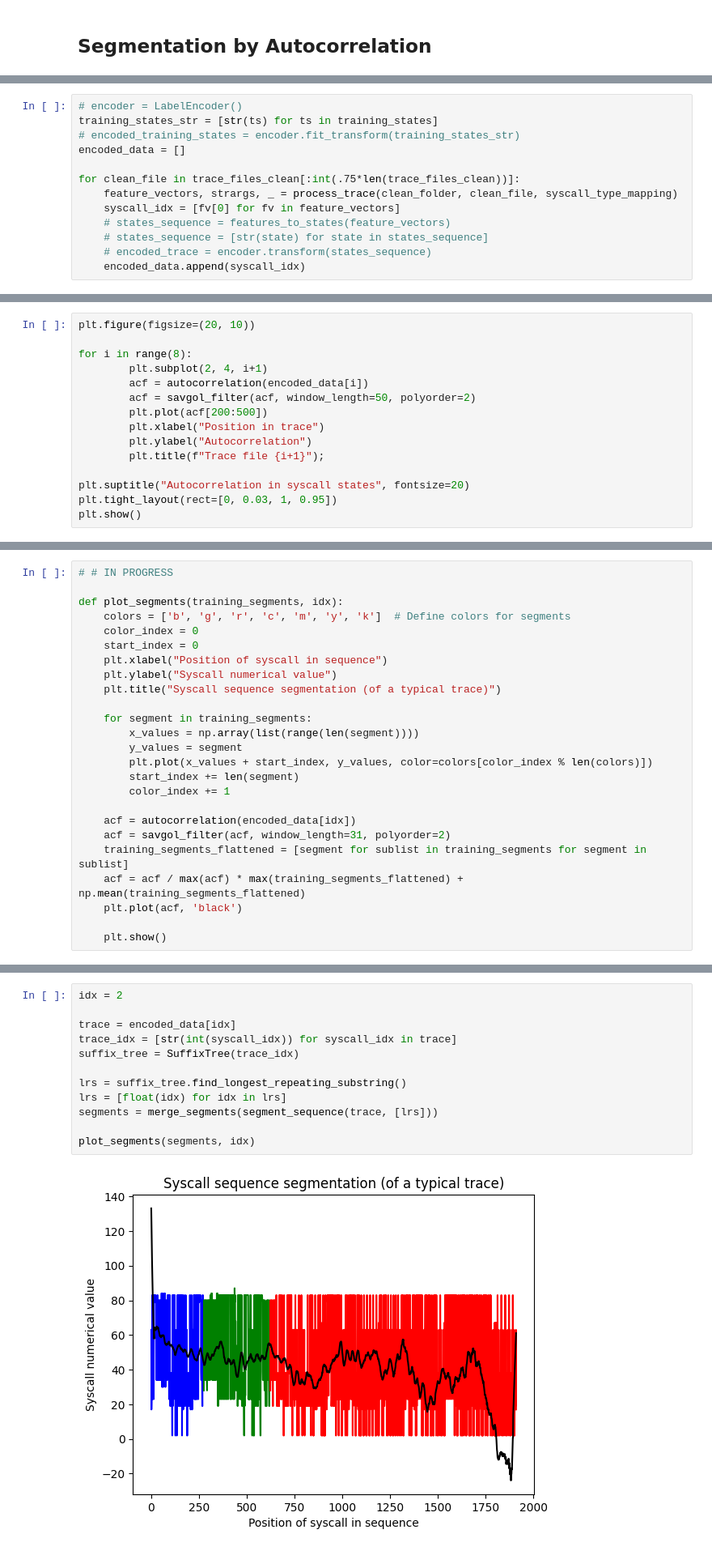
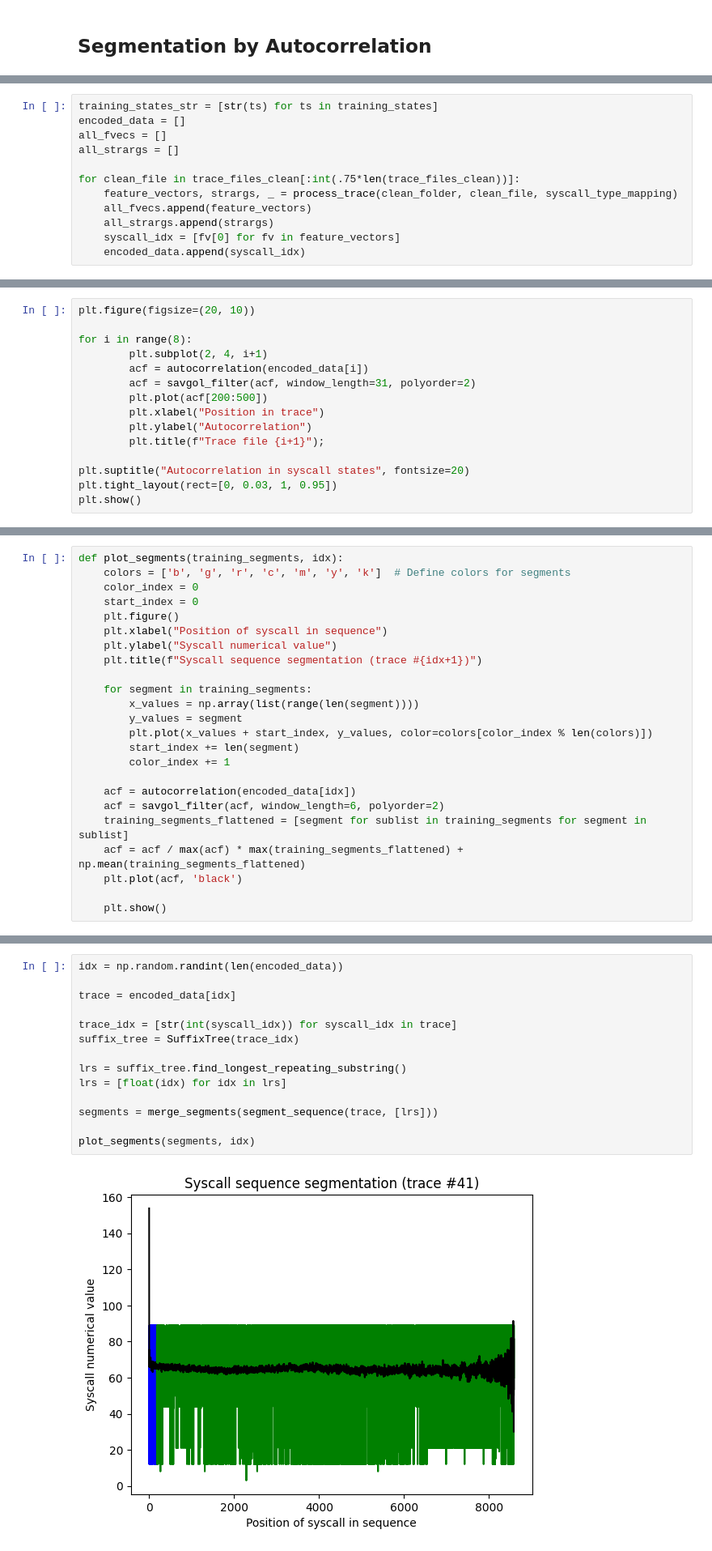
Before and after one commit to SubconsciousCompute/SysCall-IDS, a Jupyter notebook: notebooks/subcom_pipeline.ipynb, the cells around one changed output, grey strips where cells are left out. Shown at 81% size. Saved outputs shown, nothing was run; the diff lists cells and outputs as text.

```diff
--- a/notebooks/subcom_pipeline.ipynb
+++ b/notebooks/subcom_pipeline.ipynb
@@ -149,15 +159,14 @@ Edge traversal training: 100% complete
 # %%
-# encoder = LabelEncoder()
 training_states_str = [str(ts) for ts in training_states]
-# encoded_training_states = encoder.fit_transform(training_states_str)
 encoded_data = []
+all_fvecs = []
+all_strargs = []
 
 for clean_file in trace_files_clean[:int(.75*len(trace_files_clean))]:
     feature_vectors, strargs, _ = process_trace(clean_folder, clean_file, syscall_type_mapping)
+    all_fvecs.append(feature_vectors)
+    all_strargs.append(strargs)
     syscall_idx = [fv[0] for fv in feature_vectors]
-    # states_sequence = features_to_states(feature_vectors)
-    # states_sequence = [str(state) for state in states_sequence]
-    # encoded_trace = encoder.transform(states_sequence)
     encoded_data.append(syscall_idx)
 # %%
 plt.figure(figsize=(20, 10))
@@ -180,7 +189,7 @@ plt.figure(figsize=(20, 10))
 for i in range(8):
         plt.subplot(2, 4, i+1)
         acf = autocorrelation(encoded_data[i])
-        acf = savgol_filter(acf, window_length=50, polyorder=2)
+        acf = savgol_filter(acf, window_length=31, polyorder=2)
         plt.plot(acf[200:500])
         plt.xlabel("Position in trace")
         plt.ylabel("Autocorrelation")
@@ -194,13 +203,12 @@ plt.show()
 # %%
-# # IN PROGRESS
-
 def plot_segments(training_segments, idx):
     colors = ['b', 'g', 'r', 'c', 'm', 'y', 'k']  # Define colors for segments
     color_index = 0
     start_index = 0
+    plt.figure()
     plt.xlabel("Position of syscall in sequence")
     plt.ylabel("Syscall numerical value")
-    plt.title("Syscall sequence segmentation (of a typical trace)")
+    plt.title(f"Syscall sequence segmentation (trace #{idx+1})")
 
     for segment in training_segments:
         x_values = np.array(list(range(len(segment))))
@@ -210,7 +218,7 @@ def plot_segments(training_segments, idx):
         color_index += 1
 
     acf = autocorrelation(encoded_data[idx])
-    acf = savgol_filter(acf, window_length=31, polyorder=2)
+    acf = savgol_filter(acf, window_length=6, polyorder=2)
     training_segments_flattened = [segment for sublist in training_segments for segment in sublist]
     acf = acf / max(acf) * max(training_segments_flattened) + np.mean(training_segments_flattened)
     plt.plot(acf, 'black')
@@ -219,17 +238,19 @@ def plot_segments(training_segments, idx):
 # %%
-idx = 2
+idx = np.random.randint(len(encoded_data))
 
 trace = encoded_data[idx]
+
 trace_idx = [str(int(syscall_idx)) for syscall_idx in trace]
 suffix_tree = SuffixTree(trace_idx)
 
 lrs = suffix_tree.find_longest_repeating_substring()
 lrs = [float(idx) for idx in lrs]
+
 segments = merge_segments(segment_sequence(trace, [lrs]))
 
 plot_segments(segments, idx)
 # %% [output]
-[figure, old version]
+[figure, new version]
 # %% [markdown]
 ## Anomaly Detection
 
```
Also changed, not shown: parts of 8 cells of this notebook, 6 other files.
